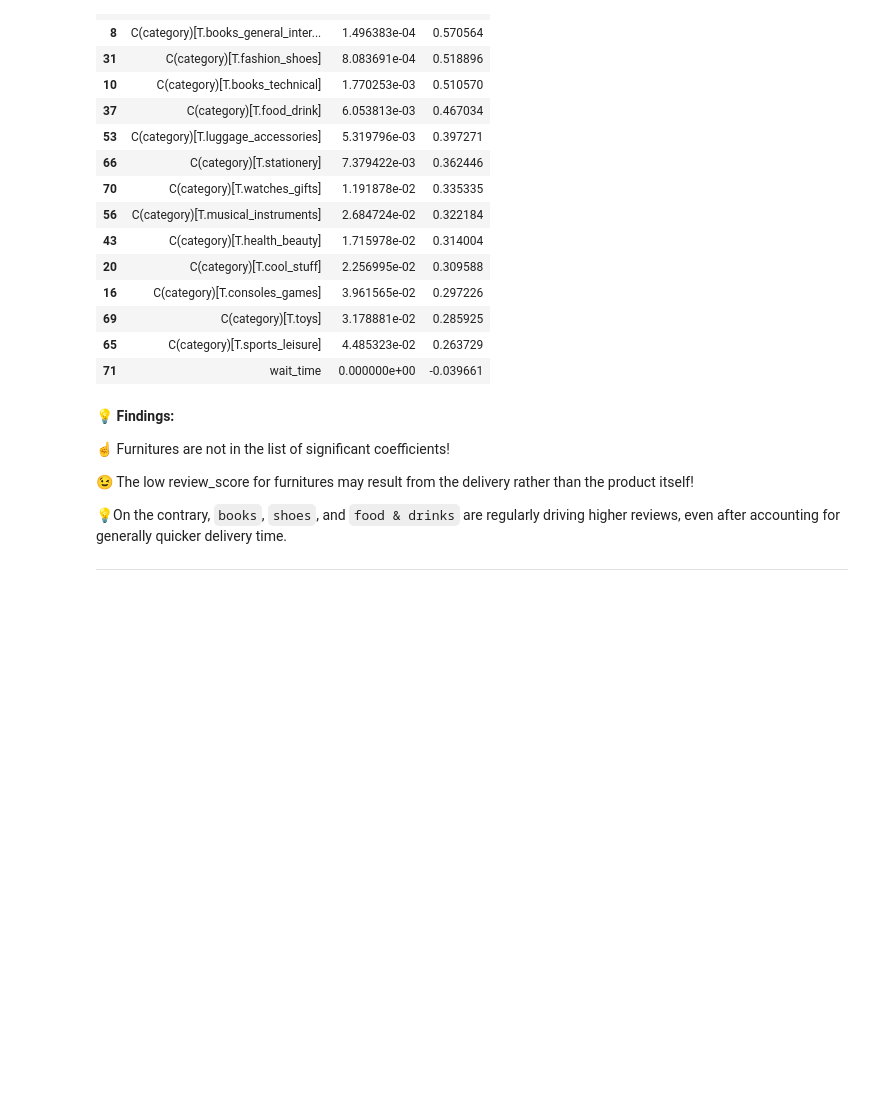
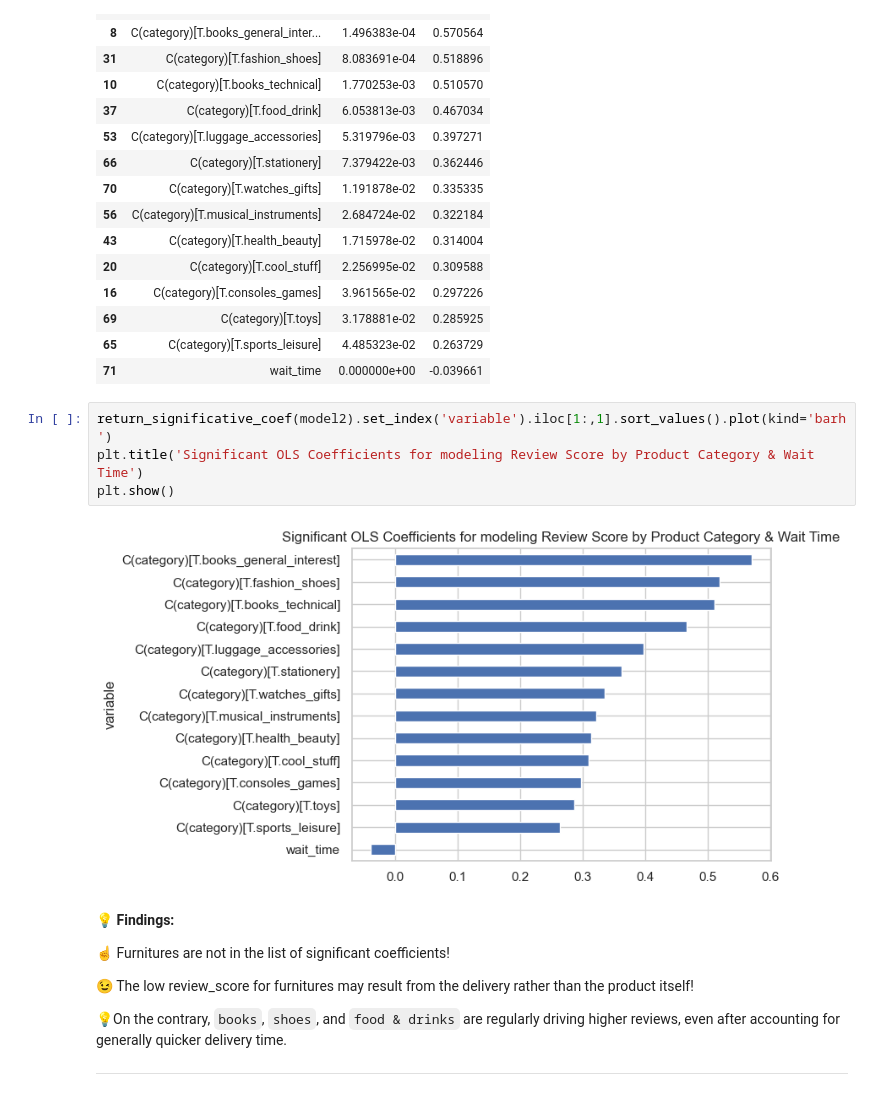
Before and after one commit to emiliasato/ecommerce-analysis, a Jupyter notebook: notebooks/EDA-products.ipynb, the cells around one changed output. Saved outputs shown, nothing was run; the diff lists cells and outputs as text; blank space fills up the shorter version.

```diff
--- a/notebooks/EDA-products.ipynb
+++ b/notebooks/EDA-products.ipynb
@@ -549,6 +550,12 @@ return_significative_coef(model2)
 | 69 | C(category)[T.toys] | 3.178881e-02 | 0.285925 |
 | 65 | C(category)[T.sports_leisure] | 4.485323e-02 | 0.263729 |
 | 71 | wait_time | 0.000000e+00 | -0.039661 |
+# %%
+return_significative_coef(model2).set_index('variable').iloc[1:,1].sort_values().plot(kind='barh')
+plt.title('Significant OLS Coefficients for modeling Review Score by Product Category & Wait Time')
+plt.show()
+# %% [output]
+[figure, added]
 # %% [markdown]
 **💡 Findings:**
 
```
Also changed, not shown: parts of 3 cells of this notebook, 5 other files.
